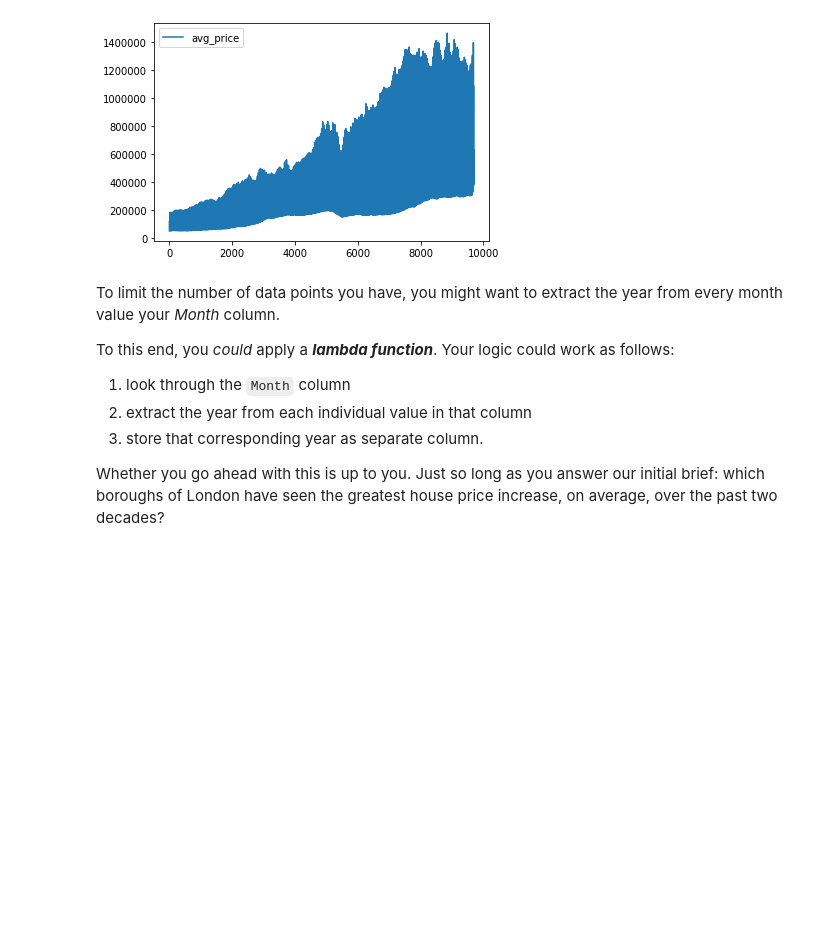
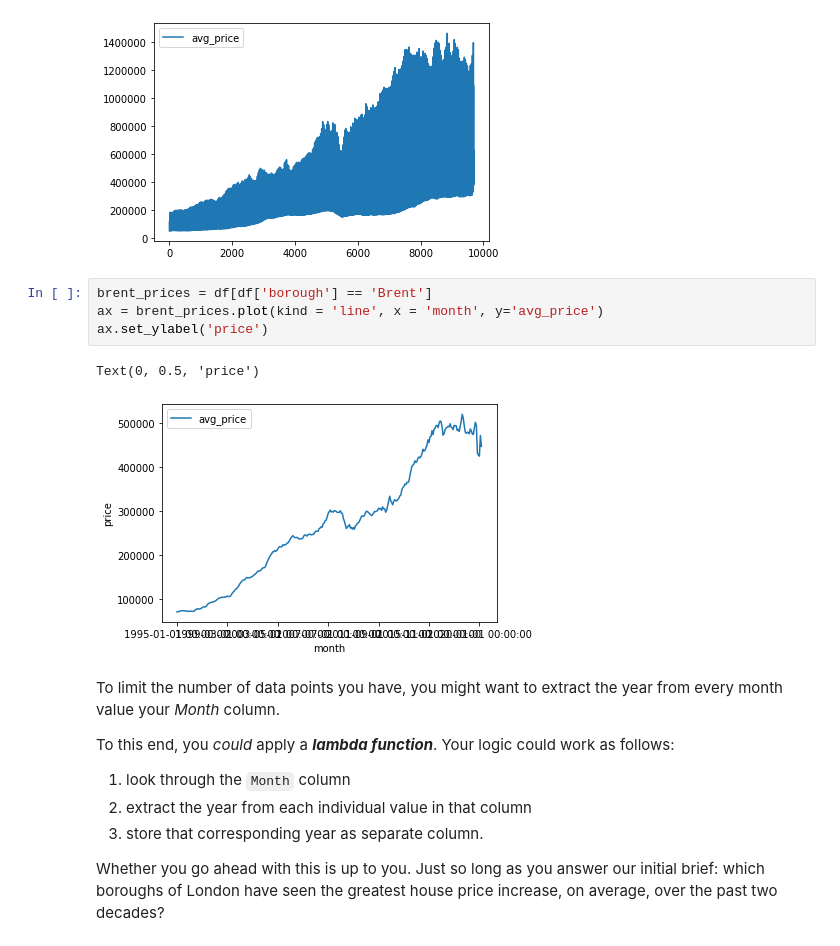
Before and after one commit to wbogucz/Springboard, a Jupyter notebook: Will Bogucz_Unit 4 Challenge - Tier 3.ipynb, the cells around one changed output. Cells and saved outputs as stored; diff of their text form; blank space fills up the shorter version.

Commit message:
Update Will Bogucz_Unit 4 Challenge - Tier 3.ipynb
added graph

```diff
--- a/Will Bogucz_Unit 4 Challenge - Tier 3.ipynb
+++ b/Will Bogucz_Unit 4 Challenge - Tier 3.ipynb
@@ -200,6 +200,13 @@ plt.show
 # %% [output]
 <function matplotlib.pyplot.show(*args, **kw)>
 [figure]
+# %%
+brent_prices = df[df['borough'] == 'Brent']
+ax = brent_prices.plot(kind = 'line', x = 'month', y='avg_price')
+ax.set_ylabel('price')
+# %% [output]
+Text(0, 0.5, 'price')
+[figure, added]
 # %% [markdown]
 To limit the number of data points you have, you might want to extract the year from every month value your *Month* column.
 
```
Also changed, not shown: parts of 1 cell of this notebook.
